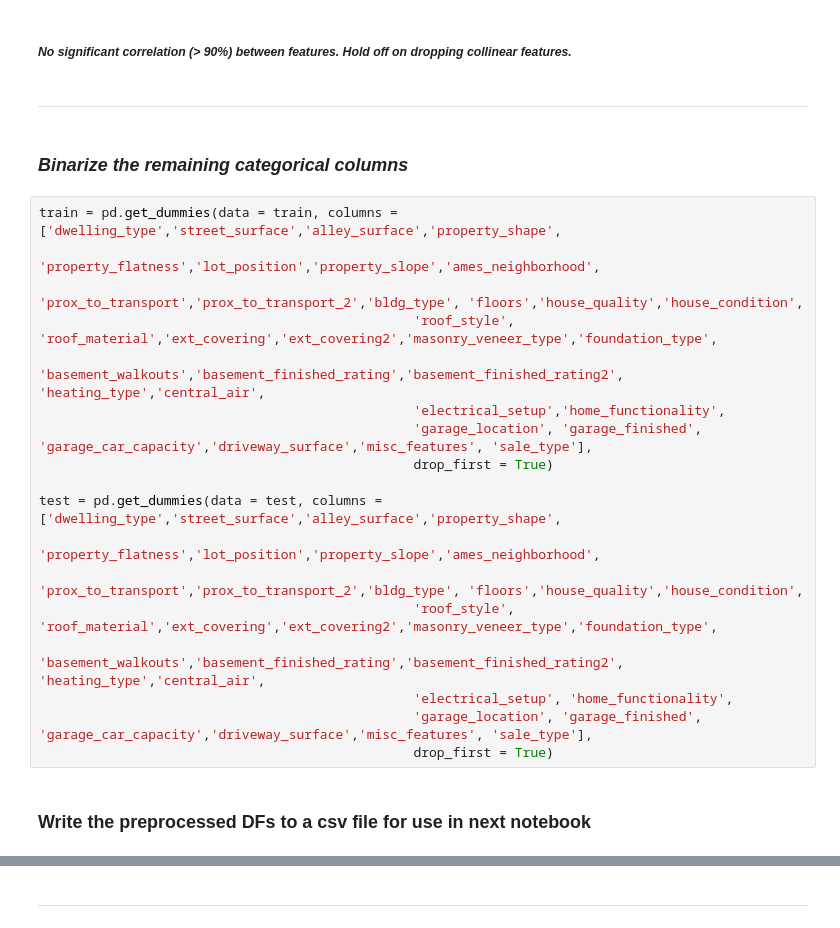
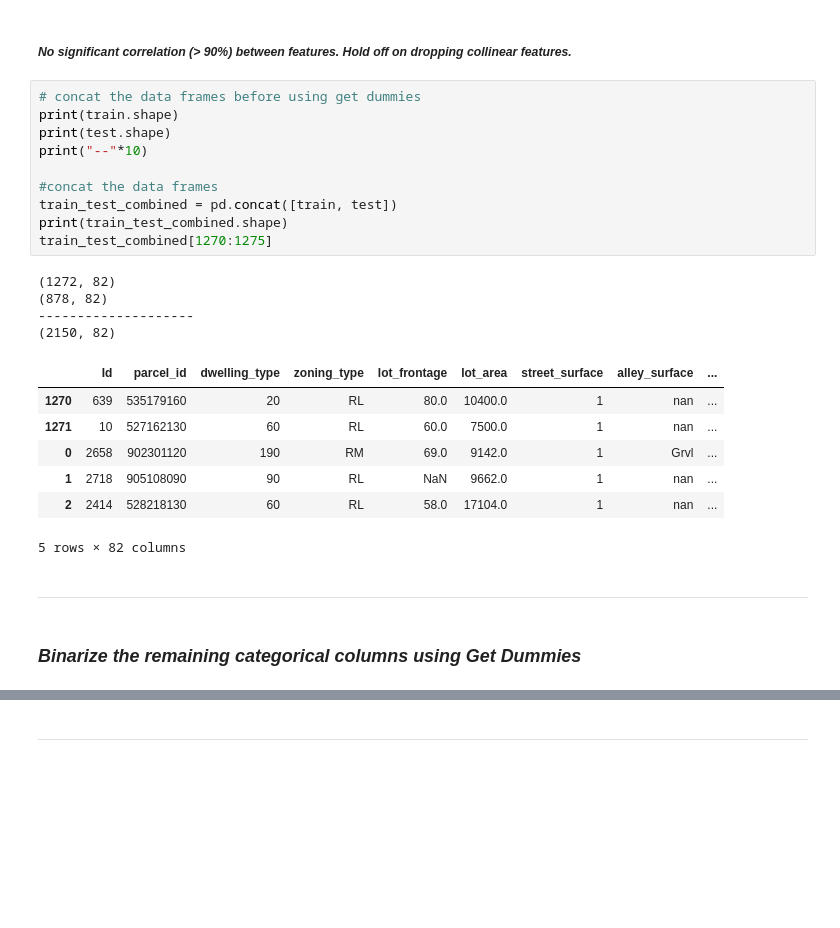
Before and after one commit to pemurp19/Ames-Housing-Data, a Jupyter notebook: code/02_Preprocessing.ipynb, the cells around one changed output, grey strips where cells are left out. Cells and saved outputs as stored; diff of their text form; blank space fills up the shorter version.

```diff
--- a/code/02_Preprocessing.ipynb
+++ b/code/02_Preprocessing.ipynb
@@ -571,27 +515,29 @@ train[['garage_quality','garage_condition']].corr()
 | garage_condition | 0.553248 | 1.000000 |
 # %% [markdown]
 ##### *No significant correlation (> 90%) between features. Hold off on dropping collinear features.*
+# %%
+# concat the data frames before using get dummies
+print(train.shape)
+print(test.shape)
+print("--"*10)
+
+#concat the data frames
+train_test_combined = pd.concat([train, test])
+print(train_test_combined.shape)
+train_test_combined[1270:1275]
+# %% [output]
+(1272, 82)
+(878, 82)
+--------------------
+(2150, 82)
+|  | Id | parcel_id | dwelling_type | zoning_type | lot_frontage | lot_area | street_surface | alley_surface | ... |
+| 1270 | 639 | 535179160 | 20 | RL | 80.0 | 10400.0 | 1 | nan | ... |
+| 1271 | 10 | 527162130 | 60 | RL | 60.0 | 7500.0 | 1 | nan | ... |
+| 0 | 2658 | 902301120 | 190 | RM | 69.0 | 9142.0 | 1 | Grvl | ... |
+| 1 | 2718 | 905108090 | 90 | RL | NaN | 9662.0 | 1 | nan | ... |
+| 2 | 2414 | 528218130 | 60 | RL | 58.0 | 17104.0 | 1 | nan | ... |
+5 rows × 82 columns
 # %% [markdown]
 -----
 # %% [markdown]
-### *Binarize the remaining categorical columns*
+### *Binarize the remaining categorical columns using Get Dummies*
-# %%
-train = pd.get_dummies(data = train, columns = ['dwelling_type','street_surface','alley_surface','property_shape',
-                                                'property_flatness','lot_position','property_slope','ames_neighborhood',
-                                                'prox_to_transport','prox_to_transport_2','bldg_type', 'floors','house_quality','house_condition',
-                                                'roof_style', 'roof_material','ext_covering','ext_covering2','masonry_veneer_type','foundation_type',
-                                                'basement_walkouts','basement_finished_rating','basement_finished_rating2', 'heating_type','central_air',
-                                                'electrical_setup','home_functionality',
-                                                'garage_location', 'garage_finished', 'garage_car_capacity','driveway_surface','misc_features', 'sale_type'],
-                                                drop_first = True)
-
-test = pd.get_dummies(data = test, columns = ['dwelling_type','street_surface','alley_surface','property_shape',
-                                                'property_flatness','lot_position','property_slope','ames_neighborhood',
-                                                'prox_to_transport','prox_to_transport_2','bldg_type', 'floors','house_quality','house_condition',
-                                                'roof_style', 'roof_material','ext_covering','ext_covering2','masonry_veneer_type','foundation_type',
-                                                'basement_walkouts','basement_finished_rating','basement_finished_rating2', 'heating_type','central_air',
-                                                'electrical_setup', 'home_functionality',
-                                                'garage_location', 'garage_finished', 'garage_car_capacity','driveway_surface','misc_features', 'sale_type'],
-                                                drop_first = True)
-# %% [markdown]
-### Write the preprocessed DFs to a csv file for use in next notebook
```
Also changed, not shown: parts of 43 cells of this notebook, 8 other files.
